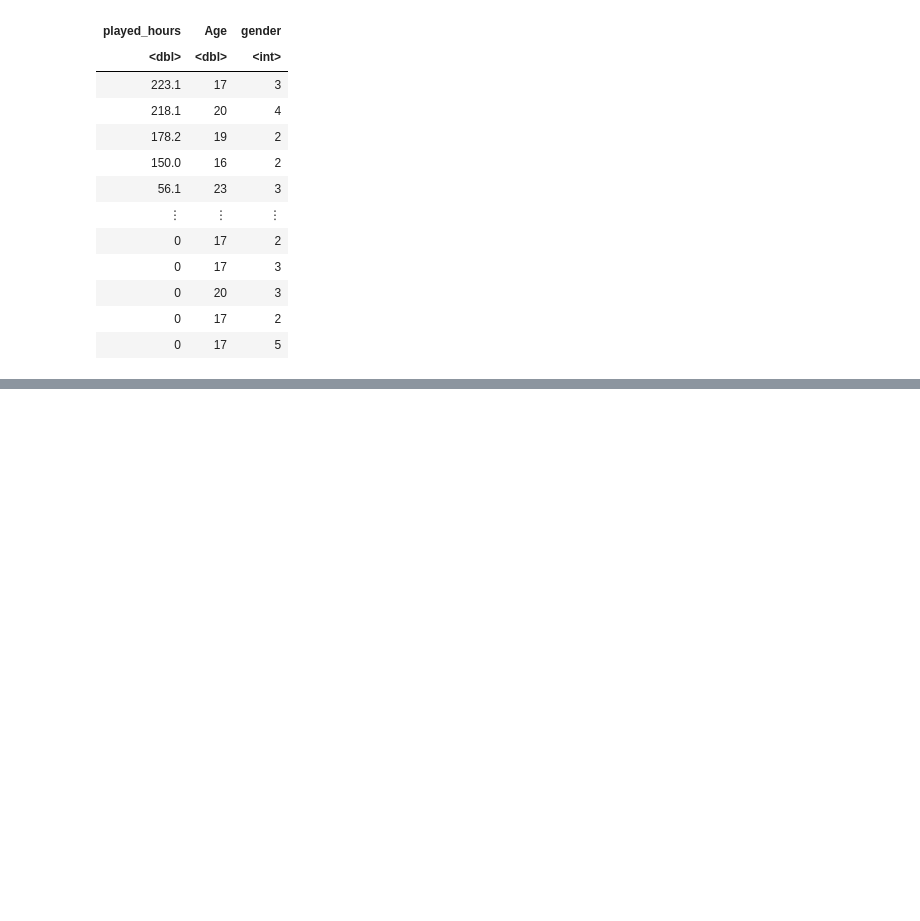
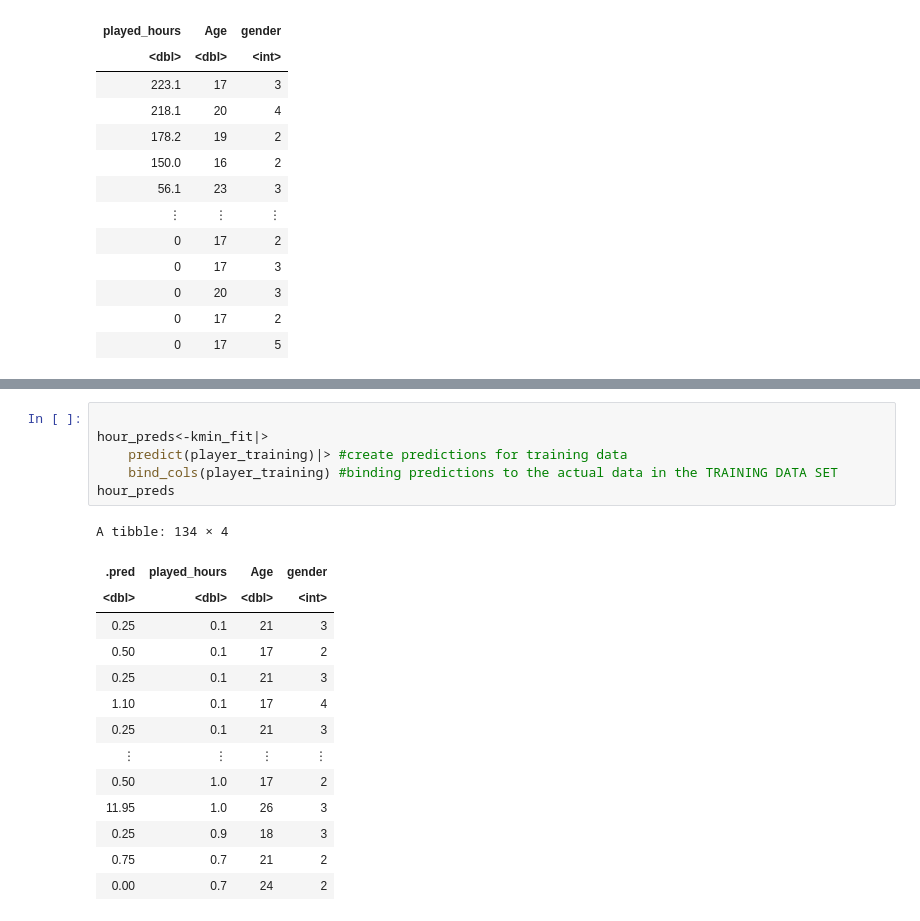
Before and after one commit to Jazecab/DSCI100-Project-Main, a Jupyter notebook: Project_JC.ipynb, the cells around one changed output, grey strips where cells are left out. Drawn from its saved outputs; the diff is of its cells as text; blank space fills up the shorter version.

```diff
--- a/Project_JC.ipynb
+++ b/Project_JC.ipynb
@@ -214,0 +236,21 @@ ERROR: Error in `*tmp*`$steps: $ operator is invalid for atomic vectors
+# %%
+
+hour_preds<-kmin_fit|>
+    predict(player_training)|> #create predictions for training data
+    bind_cols(player_training) #binding predictions to the actual data in the TRAINING DATA SET
+hour_preds
+# %% [output]
+A tibble: 134 × 4
+| .pred | played_hours | Age | gender |
+| <dbl> | <dbl> | <dbl> | <int> |
+| 0.25 | 0.1 | 21 | 3 |
+| 0.50 | 0.1 | 17 | 2 |
+| 0.25 | 0.1 | 21 | 3 |
+| 1.10 | 0.1 | 17 | 4 |
+| 0.25 | 0.1 | 21 | 3 |
+| ⋮ | ⋮ | ⋮ | ⋮ |
+| 0.50 | 1.0 | 17 | 2 |
+| 11.95 | 1.0 | 26 | 3 |
+| 0.25 | 0.9 | 18 | 3 |
+| 0.75 | 0.7 | 21 | 2 |
+| 0.00 | 0.7 | 24 | 2 |
```
Also changed, not shown: parts of 11 cells of this notebook.
